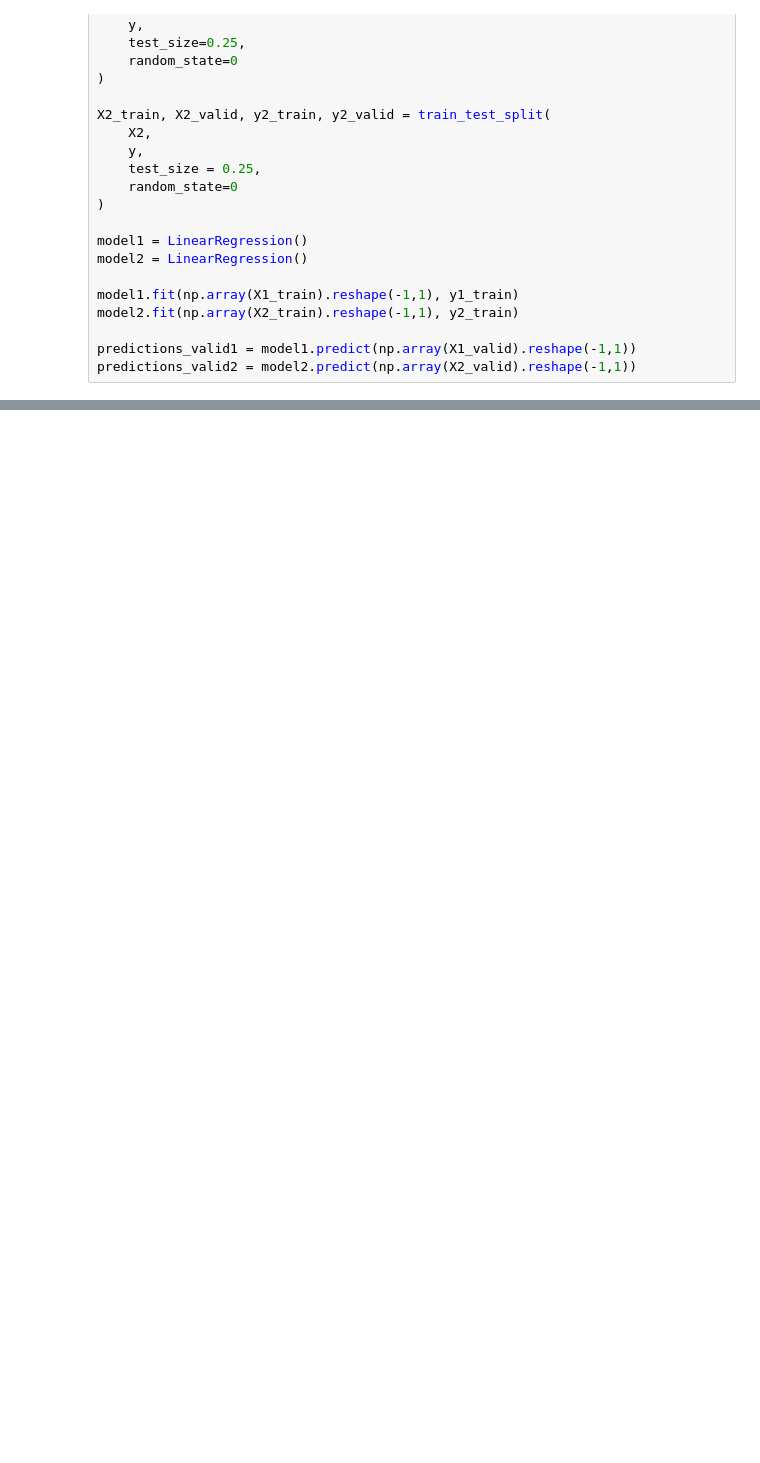
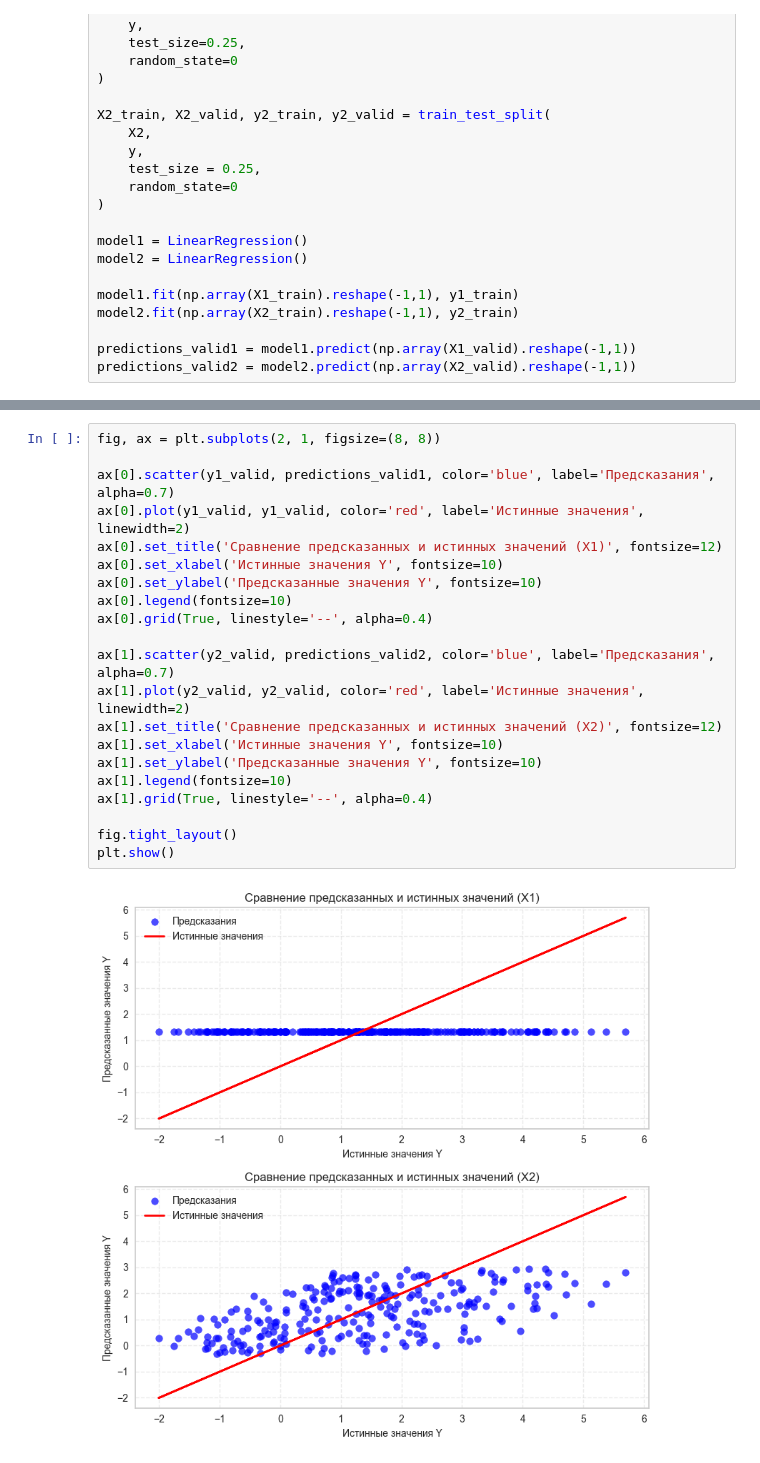
Before and after one commit to MarikSmerch/DS_LR3, a Jupyter notebook: ЛР3_Соколов_4.ipynb, the cells around one changed output, grey strips where cells are left out. Drawn from its saved outputs; the diff is of its cells as text; blank space fills up the shorter version.

```diff
--- a/ЛР3_Соколов_4.ipynb
+++ b/ЛР3_Соколов_4.ipynb
@@ -213,0 +277,23 @@ fig.tight_layout()
+# %%
+fig, ax = plt.subplots(2, 1, figsize=(8, 8))
+
+ax[0].scatter(y1_valid, predictions_valid1, color='blue', label='Предсказания', alpha=0.7)
+ax[0].plot(y1_valid, y1_valid, color='red', label='Истинные значения', linewidth=2)
+ax[0].set_title('Сравнение предсказанных и истинных значений (X1)', fontsize=12)
+ax[0].set_xlabel('Истинные значения Y', fontsize=10)
+ax[0].set_ylabel('Предсказанные значения Y', fontsize=10)
+ax[0].legend(fontsize=10)
+ax[0].grid(True, linestyle='--', alpha=0.4)
+
+ax[1].scatter(y2_valid, predictions_valid2, color='blue', label='Предсказания', alpha=0.7)
+ax[1].plot(y2_valid, y2_valid, color='red', label='Истинные значения', linewidth=2)
+ax[1].set_title('Сравнение предсказанных и истинных значений (X2)', fontsize=12)
+ax[1].set_xlabel('Истинные значения Y', fontsize=10)
+ax[1].set_ylabel('Предсказанные значения Y', fontsize=10)
+ax[1].legend(fontsize=10)
+ax[1].grid(True, linestyle='--', alpha=0.4)
+
+fig.tight_layout()
+plt.show()
+# %% [output]
+[figure, added]
```
Also changed, not shown: parts of 50 cells of this notebook.
